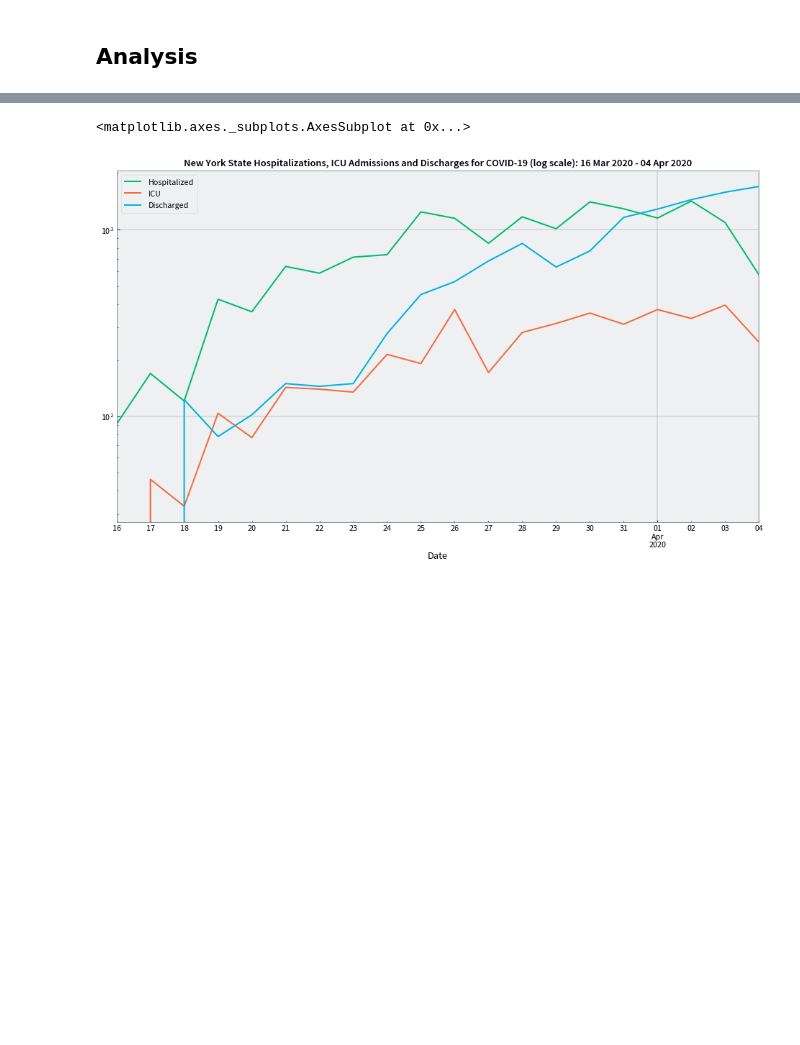
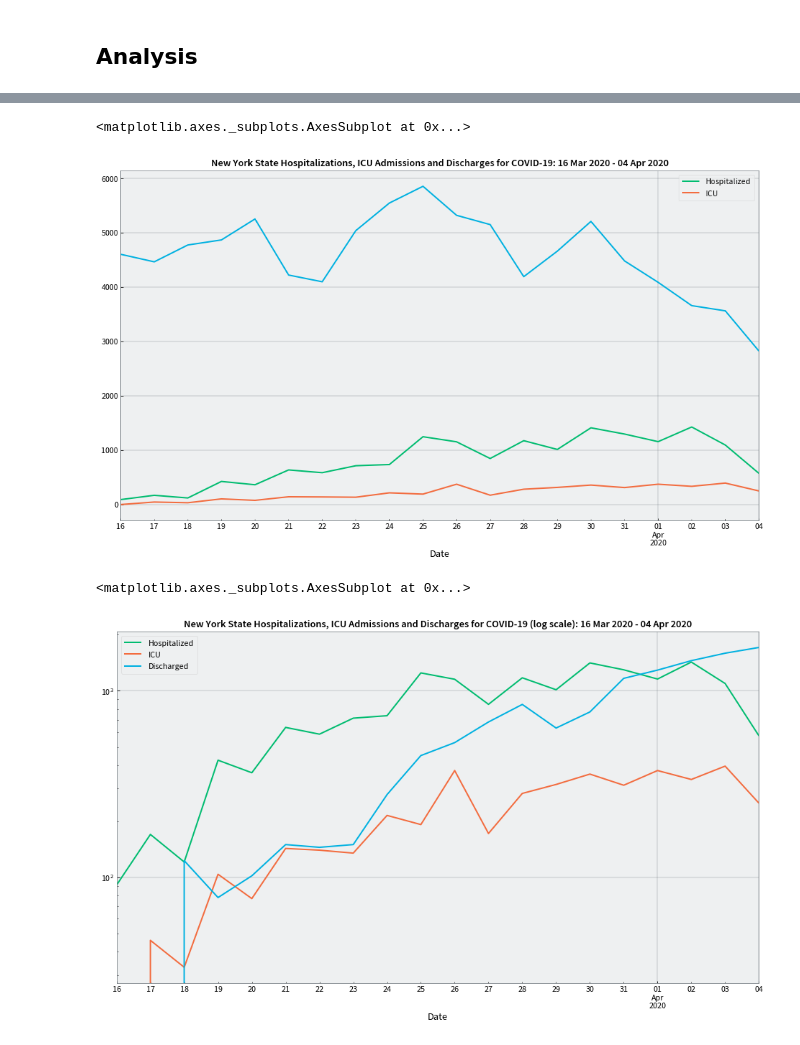
Before and after one commit to RobSpectre/COVID-19-Analysis, a Jupyter notebook: COVID-19 New York State Hospitalizations.ipynb, the cells around one changed output, grey strips where cells are left out. Saved outputs shown, nothing was run; the diff lists cells and outputs as text; code cells hidden in the pictures; blank space fills up the shorter version.

```diff
--- a/COVID-19 New York State Hospitalizations.ipynb
+++ b/COVID-19 New York State Hospitalizations.ipynb
@@ -99,3 +99,11 @@ ny_state_hospitalization.groupby('Date')[['Hospitalized', 'ICU', 'Discharged']].
+# %%
+ax = ny_state_hospitalization.groupby('Date')[['Hospitalized', 'ICU']].sum().plot(kind='line',
+                                                                                  title="New York State Hospitalizations, ICU Admissions and Discharges for COVID-19: {0} - {1}".format(ny_state_hospitalization['Date'].min().date().strftime("%d %b %Y"),
+                                                                                                                                                                                                 ny_state_hospitalization['Date'].max().date().strftime("%d %b %Y")))
+citywide_all[citywide_all['Date'] >= '2020-03-16'].groupby('Date')['Value'].sum().resample('D').sum().plot(kind='line', ax=ax)
+# %% [output]
+<matplotlib.axes._subplots.AxesSubplot at 0x...>
+[figure, added]
 # %%
 ny_state_hospitalization.groupby('Date')[['Hospitalized', 'ICU', 'Discharged']].sum().plot(kind='line', logy=True,
                                                                                            title="New York State Hospitalizations, ICU Admissions and Discharges for COVID-19 (log scale): {0} - {1}".format(ny_state_hospitalization['Date'].min().date().strftime("%d %b %Y"),
```
Also changed, not shown: parts of 5 cells of this notebook, 4 other files.
